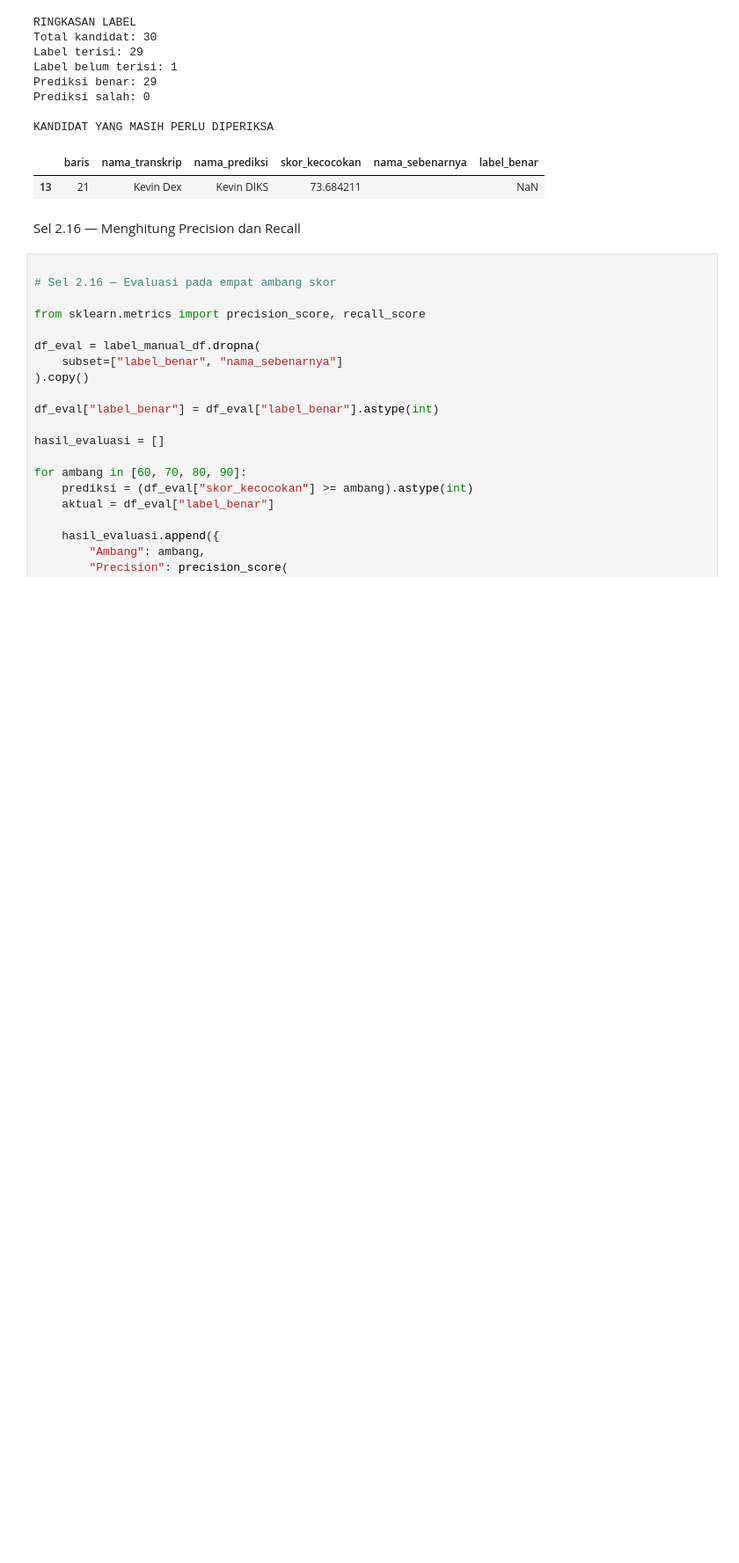
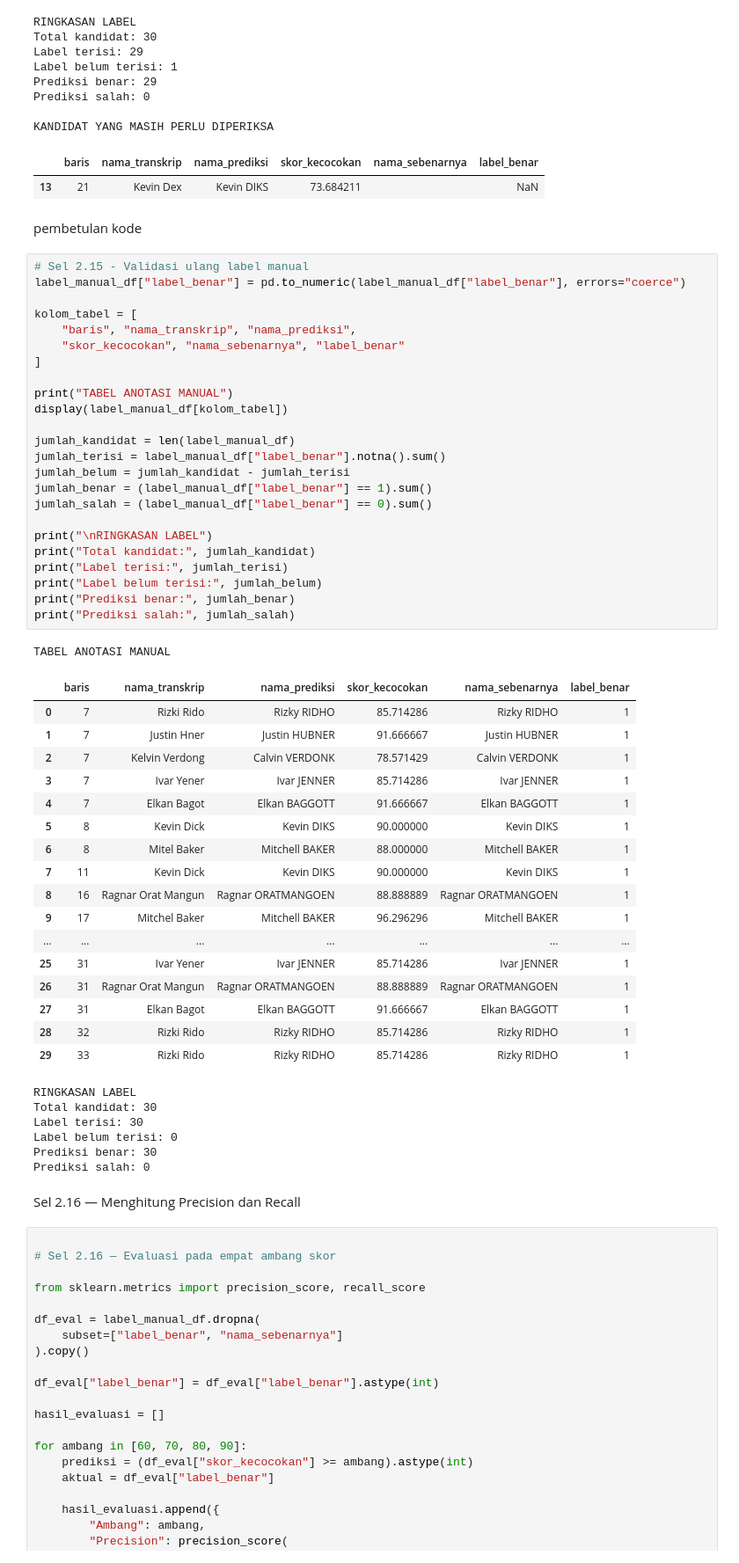
Before and after one commit to NatanaelAnantaSatrio/MachineLearning, a Jupyter notebook: Tugas1.ipynb, the cells around one changed output. Shown at 88% size. Saved outputs shown, nothing was run; the diff lists cells and outputs as text; blank space fills up the shorter version.

```diff
--- a/Tugas1.ipynb
+++ b/Tugas1.ipynb
@@ -1723,6 +1772,57 @@ Prediksi salah: 0
 KANDIDAT YANG MASIH PERLU DIPERIKSA
 |  | baris | nama_transkrip | nama_prediksi | skor_kecocokan | nama_sebenarnya | label_benar |
 | 13 | 21 | Kevin Dex | Kevin DIKS | 73.684211 |  | NaN |
+# %% [markdown]
+pembetulan kode
+# %%
+# Sel 2.15 - Validasi ulang label manual
+label_manual_df["label_benar"] = pd.to_numeric(label_manual_df["label_benar"], errors="coerce")
+
+kolom_tabel = [
+    "baris", "nama_transkrip", "nama_prediksi",
+    "skor_kecocokan", "nama_sebenarnya", "label_benar"
+]
+
+print("TABEL ANOTASI MANUAL")
+display(label_manual_df[kolom_tabel])
+
+jumlah_kandidat = len(label_manual_df)
+jumlah_terisi = label_manual_df["label_benar"].notna().sum()
+jumlah_belum = jumlah_kandidat - jumlah_terisi
+jumlah_benar = (label_manual_df["label_benar"] == 1).sum()
+jumlah_salah = (label_manual_df["label_benar"] == 0).sum()
+
+print("\nRINGKASAN LABEL")
+print("Total kandidat:", jumlah_kandidat)
+print("Label terisi:", jumlah_terisi)
+print("Label belum terisi:", jumlah_belum)
+print("Prediksi benar:", jumlah_benar)
+print("Prediksi salah:", jumlah_salah)
+# %% [output]
+TABEL ANOTASI MANUAL
+|  | baris | nama_transkrip | nama_prediksi | skor_kecocokan | nama_sebenarnya | label_benar |
+| 0 | 7 | Rizki Rido | Rizky RIDHO | 85.714286 | Rizky RIDHO | 1 |
+| 1 | 7 | Justin Hner | Justin HUBNER | 91.666667 | Justin HUBNER | 1 |
+| 2 | 7 | Kelvin Verdong | Calvin VERDONK | 78.571429 | Calvin VERDONK | 1 |
+| 3 | 7 | Ivar Yener | Ivar JENNER | 85.714286 | Ivar JENNER | 1 |
+| 4 | 7 | Elkan Bagot | Elkan BAGGOTT | 91.666667 | Elkan BAGGOTT | 1 |
+| 5 | 8 | Kevin Dick | Kevin DIKS | 90.000000 | Kevin DIKS | 1 |
+| 6 | 8 | Mitel Baker | Mitchell BAKER | 88.000000 | Mitchell BAKER | 1 |
+| 7 | 11 | Kevin Dick | Kevin DIKS | 90.000000 | Kevin DIKS | 1 |
+| 8 | 16 | Ragnar Orat Mangun | Ragnar ORATMANGOEN | 88.888889 | Ragnar ORATMANGOEN | 1 |
+| 9 | 17 | Mitchel Baker | Mitchell BAKER | 96.296296 | Mitchell BAKER | 1 |
+| ... | ... | ... | ... | ... | ... | ... |
+| 25 | 31 | Ivar Yener | Ivar JENNER | 85.714286 | Ivar JENNER | 1 |
+| 26 | 31 | Ragnar Orat Mangun | Ragnar ORATMANGOEN | 88.888889 | Ragnar ORATMANGOEN | 1 |
+| 27 | 31 | Elkan Bagot | Elkan BAGGOTT | 91.666667 | Elkan BAGGOTT | 1 |
+| 28 | 32 | Rizki Rido | Rizky RIDHO | 85.714286 | Rizky RIDHO | 1 |
+| 29 | 33 | Rizki Rido | Rizky RIDHO | 85.714286 | Rizky RIDHO | 1 |
+RINGKASAN LABEL
+Total kandidat: 30
+Label terisi: 30
+Label belum terisi: 0
+Prediksi benar: 30
+Prediksi salah: 0
 # %% [markdown]
 Sel 2.16 — Menghitung Precision dan Recall
 # %%
```
Also changed, not shown: parts of 10 cells of this notebook.
